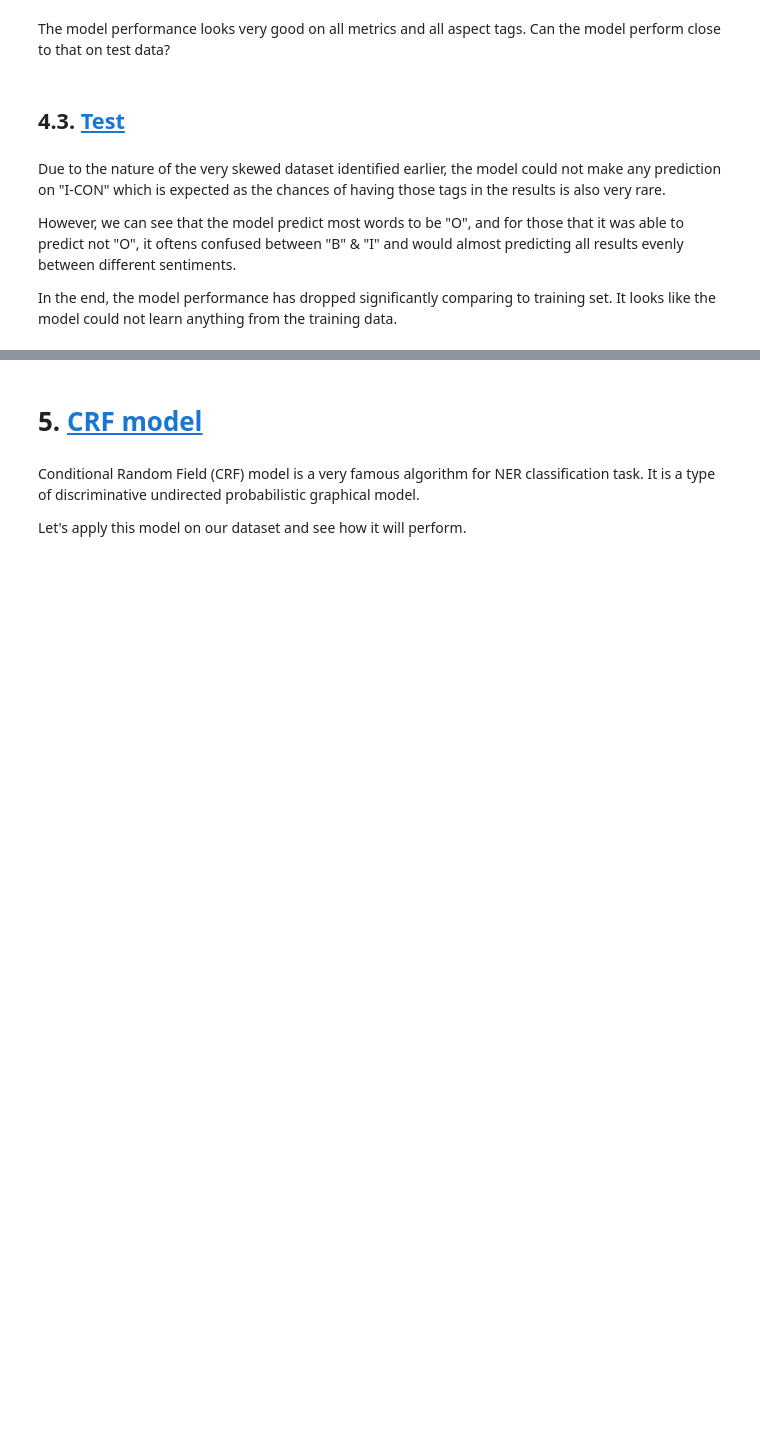
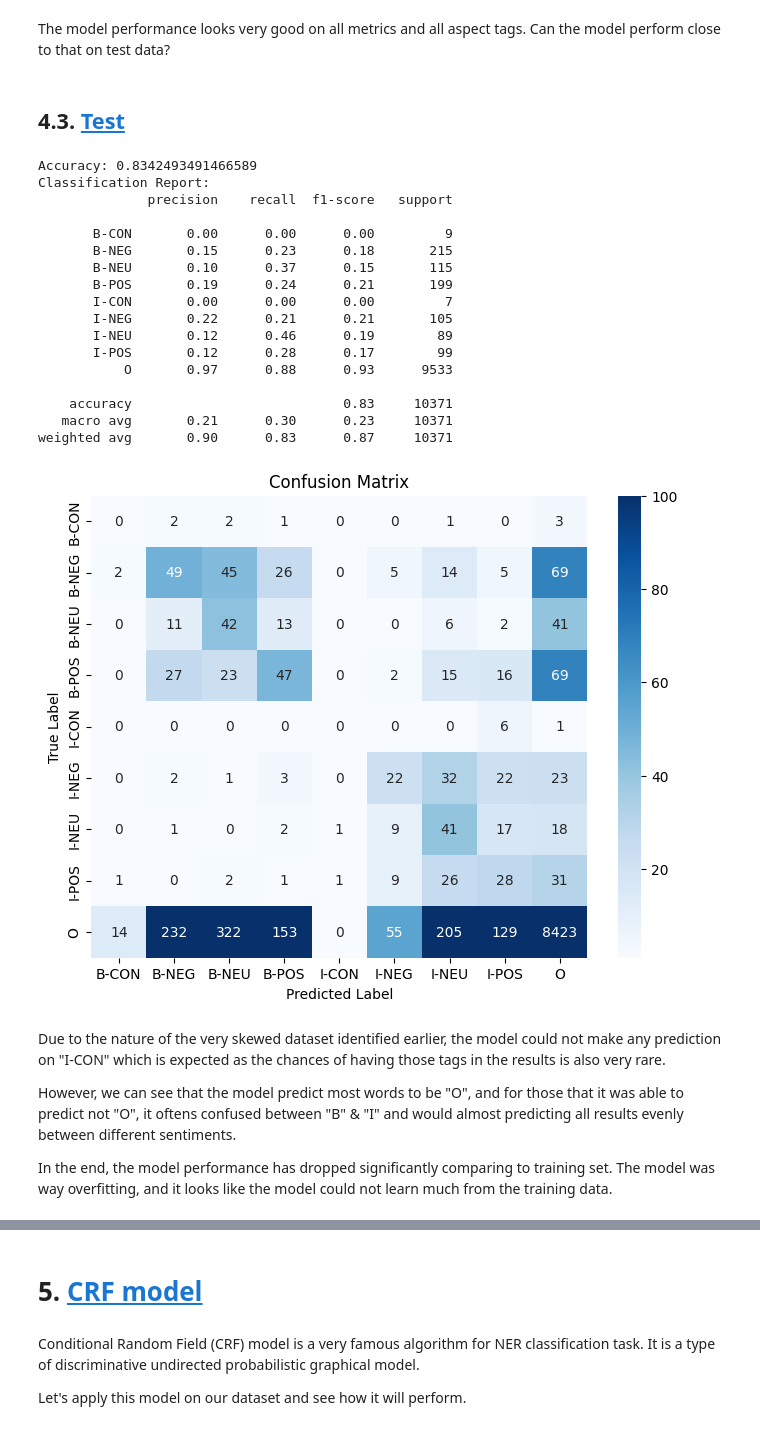
Before and after one commit to tnatvu/SentiLens, a Jupyter notebook: base_mode.ipynb, the cells around one changed output, grey strips where cells are left out. Cells and saved outputs as stored; diff of their text form; code cells hidden in the pictures; blank space fills up the shorter version.

```diff
--- a/base_mode.ipynb
+++ b/base_mode.ipynb
@@ -770,28 +963,47 @@ The model performance looks very good on all metrics and all aspect tags. Can th
 # %%
 # Make predictions on the test set
 y_pred_rf = rf_classifier.predict(X_test_rf_scaled)
 
 # Evaluate the model
 accuracy = accuracy_score(y_test_rf, y_pred_rf)
 classification_rep = classification_report(y_test_rf, y_pred_rf)
 
 print(f"Accuracy: {accuracy}")
 print("Classification Report:")
 print(classification_rep)
 
 # Compute confusion matrix
-conf_matrix = confusion_matrix(y_test_rf, y_pred_rf)
+conf_matrix = confusion_matrix(y_test_rf, y_pred_rf, labels=rf_classifier.classes_)
 
 # Plot the confusion matrix with seaborn
 plt.figure(figsize=(8, 6))
 sns.heatmap(conf_matrix, annot=True, fmt='d', cmap='Blues', xticklabels=rf_classifier.classes_, yticklabels=rf_classifier.classes_, vmax=100, vmin=1)
 plt.title('Confusion Matrix')
 plt.xlabel('Predicted Label')
 plt.ylabel('True Label')
 plt.show()
+# %% [output]
+Accuracy: 0.8342493491466589
+Classification Report:
+              precision    recall  f1-score   support
+
+       B-CON       0.00      0.00      0.00         9
+       B-NEG       0.15      0.23      0.18       215
+       B-NEU       0.10      0.37      0.15       115
+       B-POS       0.19      0.24      0.21       199
+       I-CON       0.00      0.00      0.00         7
+       I-NEG       0.22      0.21      0.21       105
+       I-NEU       0.12      0.46      0.19        89
+       I-POS       0.12      0.28      0.17        99
+           O       0.97      0.88      0.93      9533
+
+    accuracy                           0.83     10371
+   macro avg       0.21      0.30      0.23     10371
+weighted avg       0.90      0.83      0.87     10371
+[figure, added]
 # %% [markdown]
 Due to the nature of the very skewed dataset identified earlier, the model could not make any prediction on "I-CON" which is expected as the chances of having those tags in the results is also very rare.
 
 However, we can see that the model predict most words to be "O", and for those that it was able to predict not "O", it oftens confused between "B" & "I" and would almost predicting all results evenly between different sentiments.
 
-In the end, the model performance has dropped significantly comparing to training set. It looks like the model could not learn anything from the training data.
+In the end, the model performance has dropped significantly comparing to training set. The model was way overfitting, and it looks like the model could not learn much from the training data.
```
Also changed, not shown: parts of 60 cells of this notebook.
